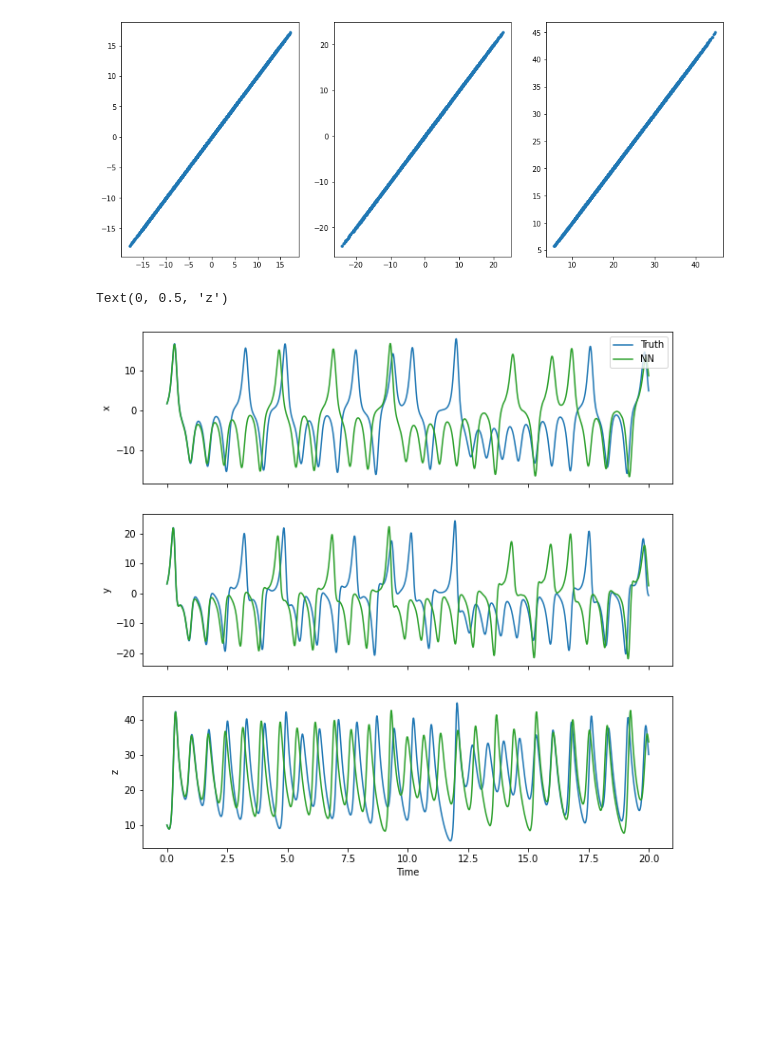
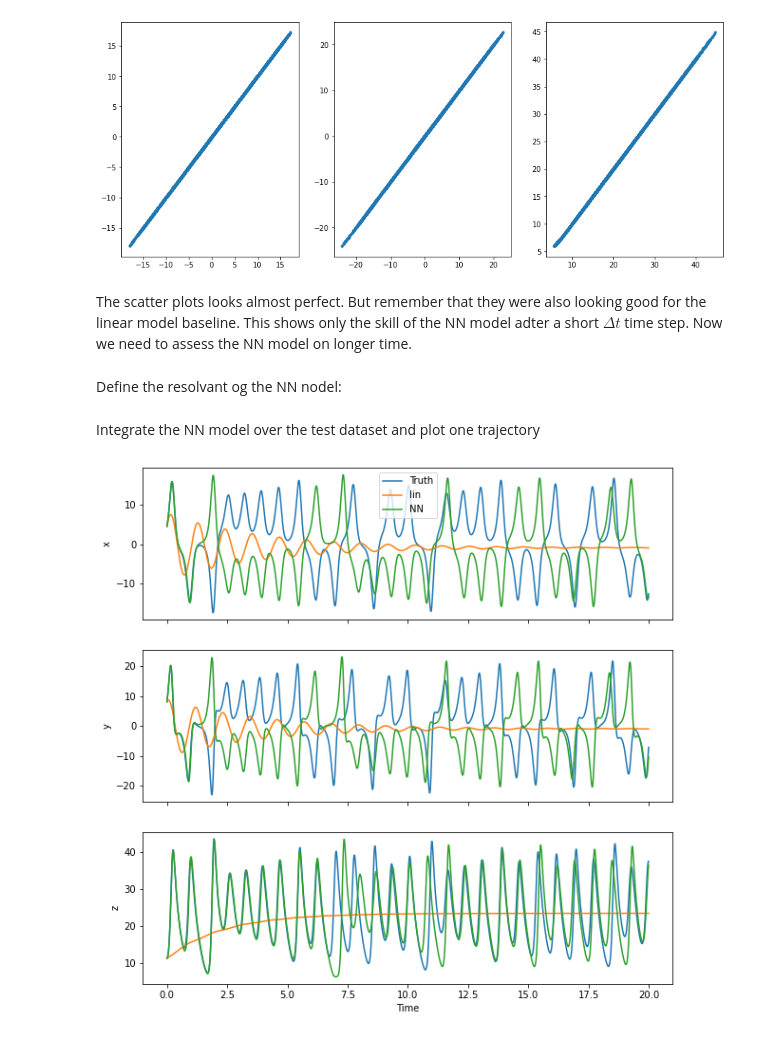
Before and after one commit to nansencenter/ml-crashcourse, a Jupyter notebook: L63_demonstrator.ipynb, the cells around one changed output. Cells and saved outputs as stored; diff of their text form; code cells hidden in the pictures; blank space fills up the shorter version.

```diff
--- a/L63_demonstrator.ipynb
+++ b/L63_demonstrator.ipynb
@@ -146,7 +301,7 @@ from tensorflow.keras import layers
 # %%
 nn_model = keras.Sequential(
     [
-        layers.Dense(50, activation="relu", name="layer1", input_shape=(3,)),
-        layers.Dense(20, activation="relu", name="layer2"),
+        layers.Dense(nhid1, activation="relu", name="layer1", input_shape=(3,)),
+        layers.Dense(nhid2, activation="relu", name="layer2"),
         layers.Dense(3, name="output", activation="linear"),
     ])
@@ -170,2 +329,2 @@ _________________________________________________________________
 # %%
-nn_model.compile(optimizer='Adam', loss='mse')
+nn_model.compile(optimizer=optimizer, loss='mse')
@@ -172,3 +333,3 @@ nn_model.compile(optimizer='Adam', loss='mse')
 # %%
-history = nn_model.fit(norm(Xtrain),ytrain, validation_data=(norm(Xval),yval),epochs=100, batch_size=64)
+history = nn_model.fit(norm(Xtrain),ytrain, validation_data=(norm(Xval),yval),epochs=epochs)
 # %% [output]
@@ -207,5 +375,9 @@ ax[2].plot(yval[:,2],ynn[:,2],'.')
 # %% [output]
 [<matplotlib.lines.Line2D at 0x...>]
 [figure]
+# %% [markdown]
+The scatter plots looks almost perfect. But remember that they were also looking good for the linear model baseline. This shows only the skill of the NN model adter a short $\Delta t$ time step. Now we need to assess the NN model on longer time.
+# %% [markdown]
+Define the resolvant og the NN nodel:
 # %%
 forward_nn = lambda v: nn_model(norm(v), training=False)
@@ -214,3 +384,4 @@ forward_nn = lambda v: nn_model(norm(v), training=False)
+# %% [markdown]
+Integrate the NN model over the test dataset and plot one trajectory
 # %%
-Vtestnn = simulate(forward_nn, Ktest, Vtest[0], N=Ntest,burnin=0)
-ttest = dt*np.arange(Ktest)
+vtestnn = simulate(forward_nn, Ktest, vtest[0], N=Ntest,burnin=0)
@@ -221,12 +388,13 @@ def plot_3rows(x,y,ax,**kwfigs):
 # %%
 fig, ax = plt.subplots(nrows=3,figsize=(10,10),sharex=True)
-plot_3rows(ttest,Vtest[:,1],ax,color='C0',label='Truth')
-plot_3rows(ttest,Vtestnn[:,1],ax,color='C2',label='NN')
+plot_3rows(ttest,vtest[:,1],ax,color='C0',label='Truth')
+plot_3rows(ttest,vtestlin[:,1],ax,color='C1',label='lin')
+
+plot_3rows(ttest,vtestnn[:,1],ax,color='C2',label='NN')
 ax[0].legend()
 ax[2].set_xlabel('Time')
-ax[0].set_ylabel('x')
-ax[1].set_ylabel('y')
-ax[2].set_ylabel('z')
+ax[0].set_ylabel('x');
+ax[1].set_ylabel('y');
+ax[2].set_ylabel('z');
 # %% [output]
-Text(0, 0.5, 'z')
-[figure, old version]
+[figure, new version]
```
Also changed, not shown: parts of 67 cells of this notebook.
